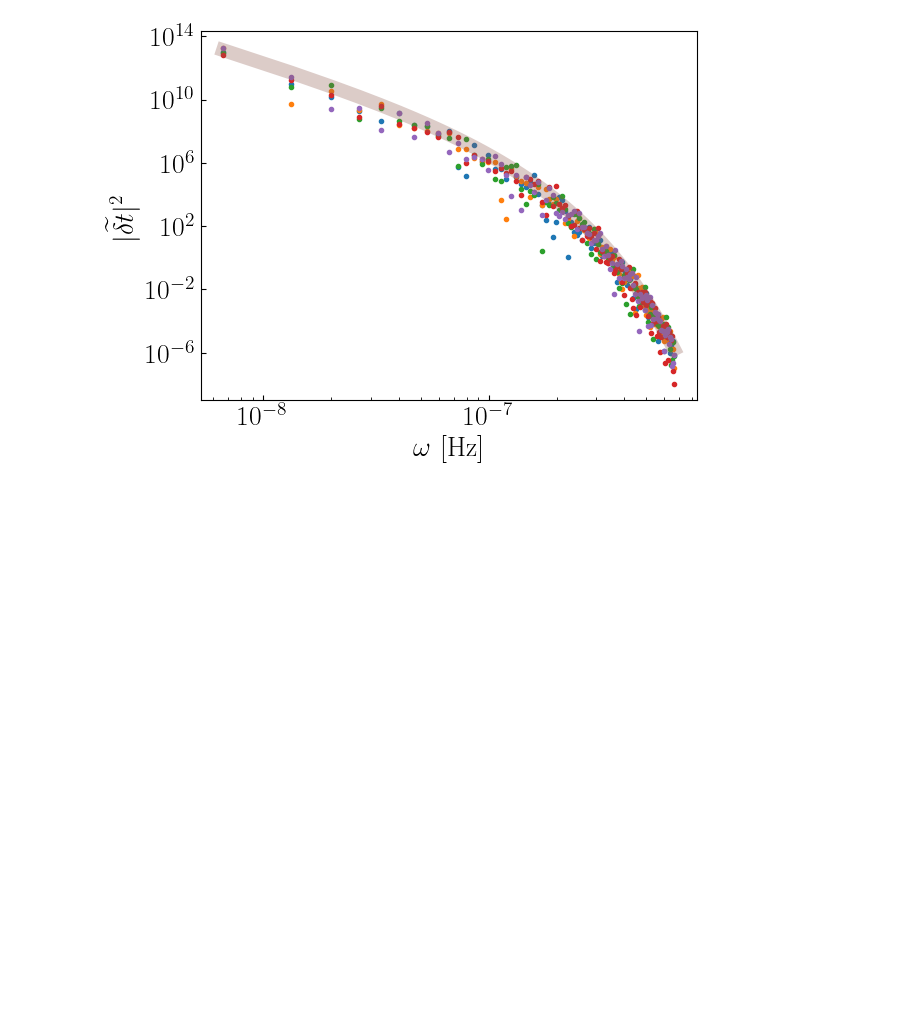
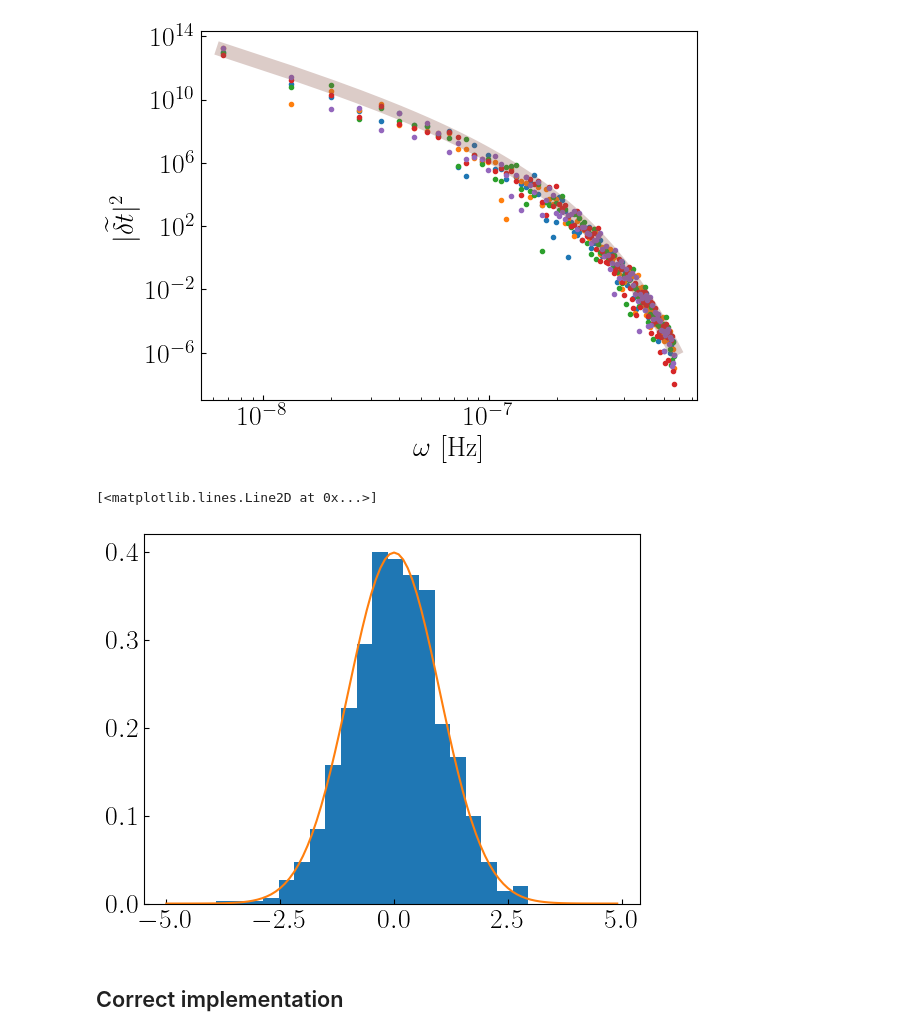
Before and after one commit to hjkim0620/ULDM_PTA_Likelihood, a Jupyter notebook: ULDM_PTA_Likelihood.ipynb, the cells around one changed output. Drawn from its saved outputs; the diff is of its cells as text; code cells hidden in the pictures; blank space fills up the shorter version.

Commit message:
Implementation of delta t Updated

```diff
--- a/ULDM_PTA_Likelihood.ipynb
+++ b/ULDM_PTA_Likelihood.ipynb
@@ -140,6 +105,10 @@ class ULDM_Signal:
             a2 = r2[:,None,None,:,:] * np.exp(-1j * theta2[:,None,None,:,:])
 
             self.delta_t_arr[idx] = np.sum(a1 * self.kernel[idx] * a2) / self.wd[idx]**2 * self.dwc * self.dO
+
+    def delta_t_time(self):
+        self.delta_t()
+        return sum(np.real(self.delta_t_arr))
 # %%
 test = ULDM_Signal(mass=5e-2, sigma=160, T=30*yr, na=np.array([0,0,1]))
 test.set_arrays(Nd=100, Nc=20, Nmu=10, Nphi=10)
@@ -169,0 +139,19 @@ def s(w, tau):
+# %%
+test = ULDM_Signal(mass=5e-2, sigma=160, T=30*yr, na=np.array([0,0,1]))
+test.set_arrays(Nd=50, Nc=20, Nmu=7, Nphi=7)
+test.set_kernel()
+# %%
+tmp = []
+for i in range(1000):
+    tmp.append(test.delta_t_time())
+# %%
+x = np.arange(-5,5, 0.1)
+var = np.std(tmp)
+
+plt.hist(tmp/var, bins=20, density=True)
+plt.plot(x, 1 / np.sqrt(2 * np.pi) * np.exp(-x**2/2))
+# %% [output]
+[<matplotlib.lines.Line2D at 0x...>]
+[figure, added]
+# %% [markdown]
+## Correct implementation
```
Also changed, not shown: parts of 17 cells of this notebook.
